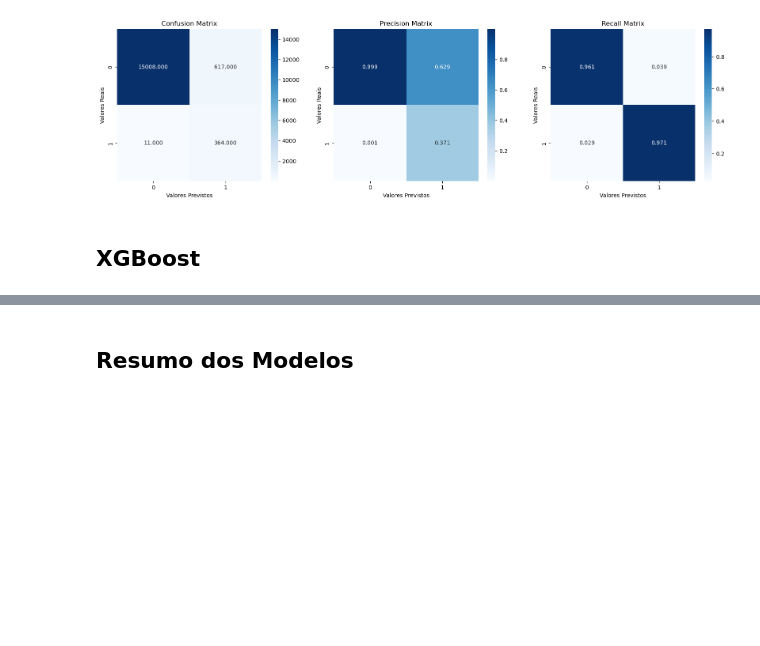
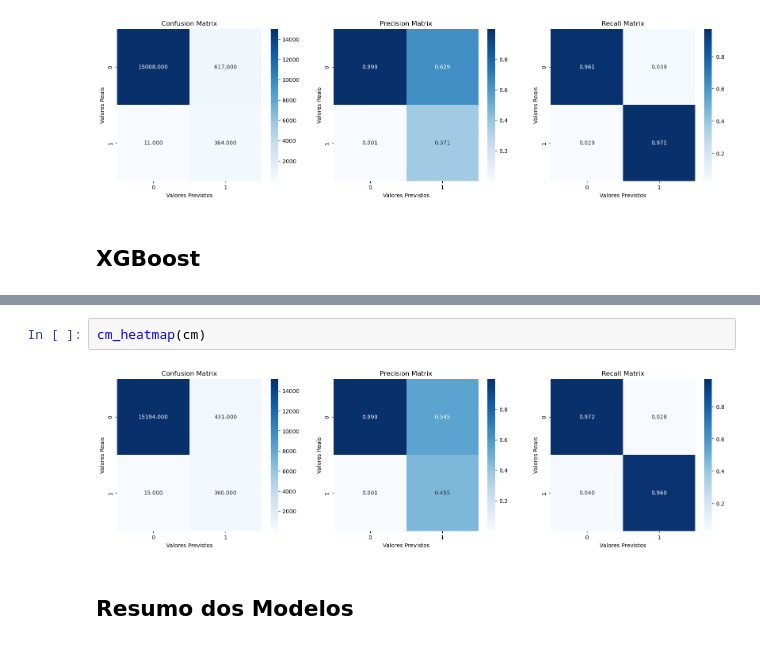
Before and after one commit to joaomj/truck_maintenance, a Jupyter notebook: data_science_notebook.ipynb, the cells around one changed output, grey strips where cells are left out. Drawn from its saved outputs; the diff is of its cells as text; blank space fills up the shorter version.

```diff
--- a/data_science_notebook.ipynb
+++ b/data_science_notebook.ipynb
@@ -1294,3 +1411,7 @@ cm_heatmap(cm)
+# %%
+cm_heatmap(cm)
+# %% [output]
+[figure, added]
 # %% [markdown]
 ## **Resumo dos Modelos**
 # %%
```
Also changed, not shown: parts of 14 cells of this notebook.
